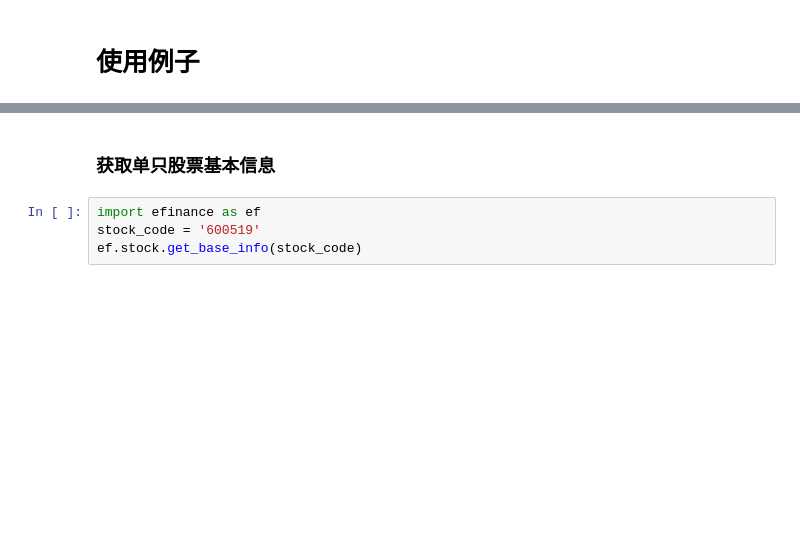
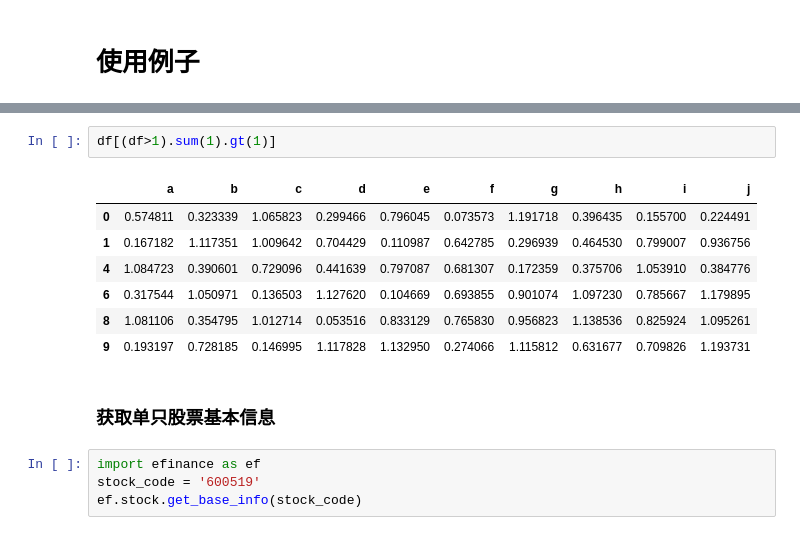
Before and after one commit to ifcheung2012/industryleader, a Jupyter notebook: stock.ipynb, the cells around one changed output, grey strips where cells are left out. Drawn from its saved outputs; the diff is of its cells as text; blank space fills up the shorter version.

```diff
--- a/stock.ipynb
+++ b/stock.ipynb
@@ -572,3 +585,13 @@ dfx.T
+# %%
+df[(df>1).sum(1).gt(1)]
+# %% [output]
+|  | a | b | c | d | e | f | g | h | i | j |
+| 0 | 0.574811 | 0.323339 | 1.065823 | 0.299466 | 0.796045 | 0.073573 | 1.191718 | 0.396435 | 0.155700 | 0.224491 |
+| 1 | 0.167182 | 1.117351 | 1.009642 | 0.704429 | 0.110987 | 0.642785 | 0.296939 | 0.464530 | 0.799007 | 0.936756 |
+| 4 | 1.084723 | 0.390601 | 0.729096 | 0.441639 | 0.797087 | 0.681307 | 0.172359 | 0.375706 | 1.053910 | 0.384776 |
+| 6 | 0.317544 | 1.050971 | 0.136503 | 1.127620 | 0.104669 | 0.693855 | 0.901074 | 1.097230 | 0.785667 | 1.179895 |
+| 8 | 1.081106 | 0.354795 | 1.012714 | 0.053516 | 0.833129 | 0.765830 | 0.956823 | 1.138536 | 0.825924 | 1.095261 |
+| 9 | 0.193197 | 0.728185 | 0.146995 | 1.117828 | 1.132950 | 0.274066 | 1.115812 | 0.631677 | 0.709826 | 1.193731 |
 # %% [markdown]
 ### 获取单只股票基本信息
 # %%
```
Also changed, not shown: parts of 5 cells of this notebook, 1 other file.
